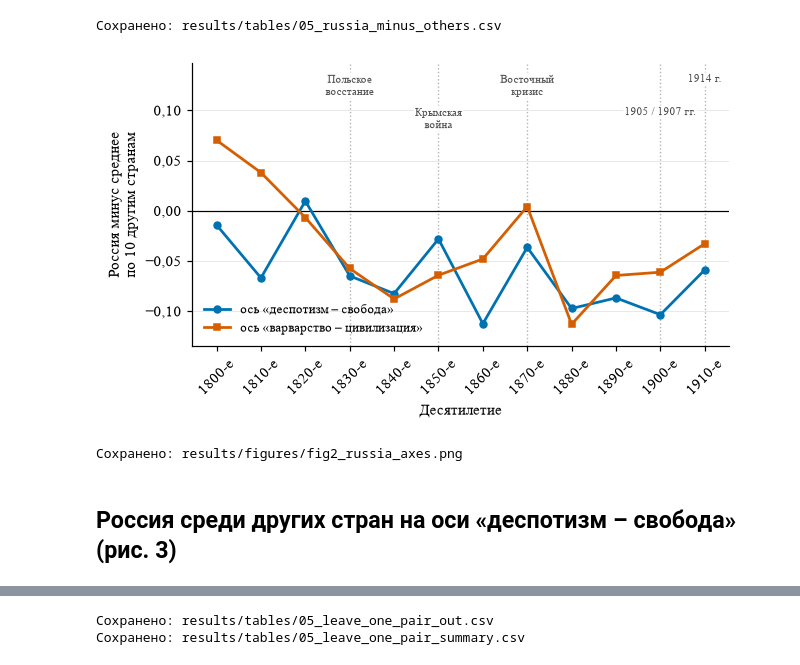
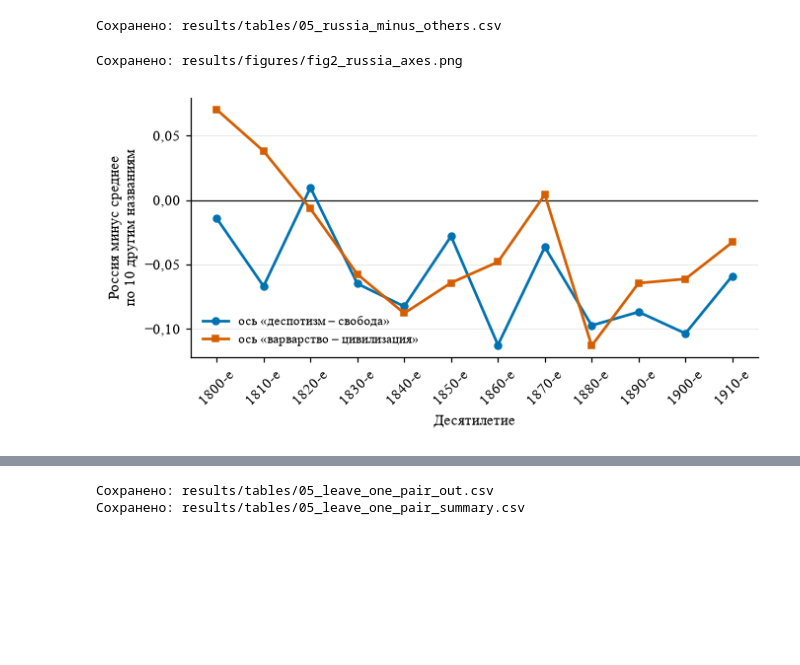
Before and after one commit to alexeyvkuznetsov/british-press-semantic-change, a Jupyter notebook: 02_russia_axes.ipynb, the cells around one changed output, grey strips where cells are left out. Saved outputs shown, nothing was run; the diff lists cells and outputs as text; code cells hidden in the pictures; blank space fills up the shorter version.

```diff
--- a/02_russia_axes.ipynb
+++ b/02_russia_axes.ipynb
@@ -219,0 +219,21 @@ T.save_table(rel, "02_axes_reliability", index=False)
+# %%
+working_rows = []
+axis_similarity_rows = []
+axes_full = {}
+for p, lab in zip(C.PERIODS, LABS):
+    vp = V[p]
+    axes_full[p] = {}
+    for axn in C.WORKING_AXES:
+        pairs = C.working_pairs(axn)
+        axes_full[p][axn] = T.axis_vector(vp, pairs)
+        for pair, score in zip(pairs, T.pair_parallelism(vp, pairs)):
+            working_rows.append({"ось": axn, "десятилетие": lab,
+                                 "пара": " – ".join(pair), "параллельность": float(score)})
+    a, b = (axes_full[p][axn] for axn in C.WORKING_AXES)
+    axis_similarity_rows.append({"десятилетие": lab, "cosine": float(a @ b)})
+working = pd.DataFrame(working_rows)
+axis_similarity = pd.DataFrame(axis_similarity_rows)
+T.save_table(working.round(6), "05_working_pair_parallelism", index=False)
+T.save_table(axis_similarity.round(6), "05_axis_similarity", index=False)
+display(axis_similarity.round(4))
+print("Среднее сходство осей:", round(axis_similarity["cosine"].mean(), 4))
@@ -312,26 +316,20 @@ T.save_table(diff.round(4), "05_russia_minus_others", index=False)
 | 1910-е | -0.033 | -0.059 |
 Сохранено: results/tables/05_russia_minus_others.csv
 # %%
+# Рисунок 1: без отметок событий, чтобы не подразумевать причинную связь.
 fig, ax = T.figure(height_cm=8.5)
 ax.axhline(0, color="black", lw=0.8)
 style = {"liberty": (C.PALETTE["blue"], "o"), "civilisation": (C.PALETTE["red"], "s")}
 for axn in C.WORKING_AXES:
-    s = diff[diff["ось"] == axn]; col, mk = style[axn]
-    ax.plot(x, s["разность"], color=col, marker=mk, ms=4.5, lw=1.8, label=f"ось «{C.AXES[axn]['label']}»")
-lo = min(0, diff["разность"].min()); hi = max(0, diff["разность"].max())
-span = max(hi - lo, 0.05)
-for i, (p, text) in enumerate(C.EVENTS.items()):
-    xi = C.PERIODS.index(p)
-    ax.axvline(xi, color="0.7", ls=":", lw=0.9, zorder=0)
-    ax.annotate(text, (xi, hi + span * (0.36 if i % 2 == 0 else 0.18)), ha="center", va="top", fontsize=7.5, color="0.3",
-                bbox=dict(boxstyle="round,pad=0.15", fc="white", ec="none", alpha=0.85))
-ax.set_ylim(lo - 0.12 * span, hi + 0.42 * span); ax.yaxis.set_major_formatter(T.COMMA)
+    s = diff[diff["ось"] == axn].set_index("десятилетие").reindex(LABS)
+    col, mk = style[axn]
+    ax.plot(x, s["разность"], color=col, marker=mk, ms=4.5, lw=1.8,
+            label=f"ось «{C.AXES[axn]['label']}»")
+ax.yaxis.set_major_formatter(T.COMMA)
 ax.set_xticks(x, LABS, rotation=45); ax.set_xlabel("Десятилетие")
-ax.set_ylabel("Россия минус среднее\nпо 10 другим странам")
+ax.set_ylabel("Россия минус среднее\nпо 10 другим названиям")
 ax.legend(frameon=False, loc="lower left", fontsize=8.5)
-plt.show(); T.save_fig(fig, "fig2_russia_axes")
+fig.tight_layout(); T.save_fig(fig, "fig2_russia_axes"); plt.show()
 # %% [output]
+Сохранено: results/figures/fig2_russia_axes.png
-[figure, old version]
+[figure, new version]
-Сохранено: results/figures/fig2_russia_axes.png
-# %% [markdown]
-## Россия среди других стран на оси «деспотизм – свобода» (рис. 3)
```
Also changed, not shown: parts of 28 cells of this notebook, 10 other files.
